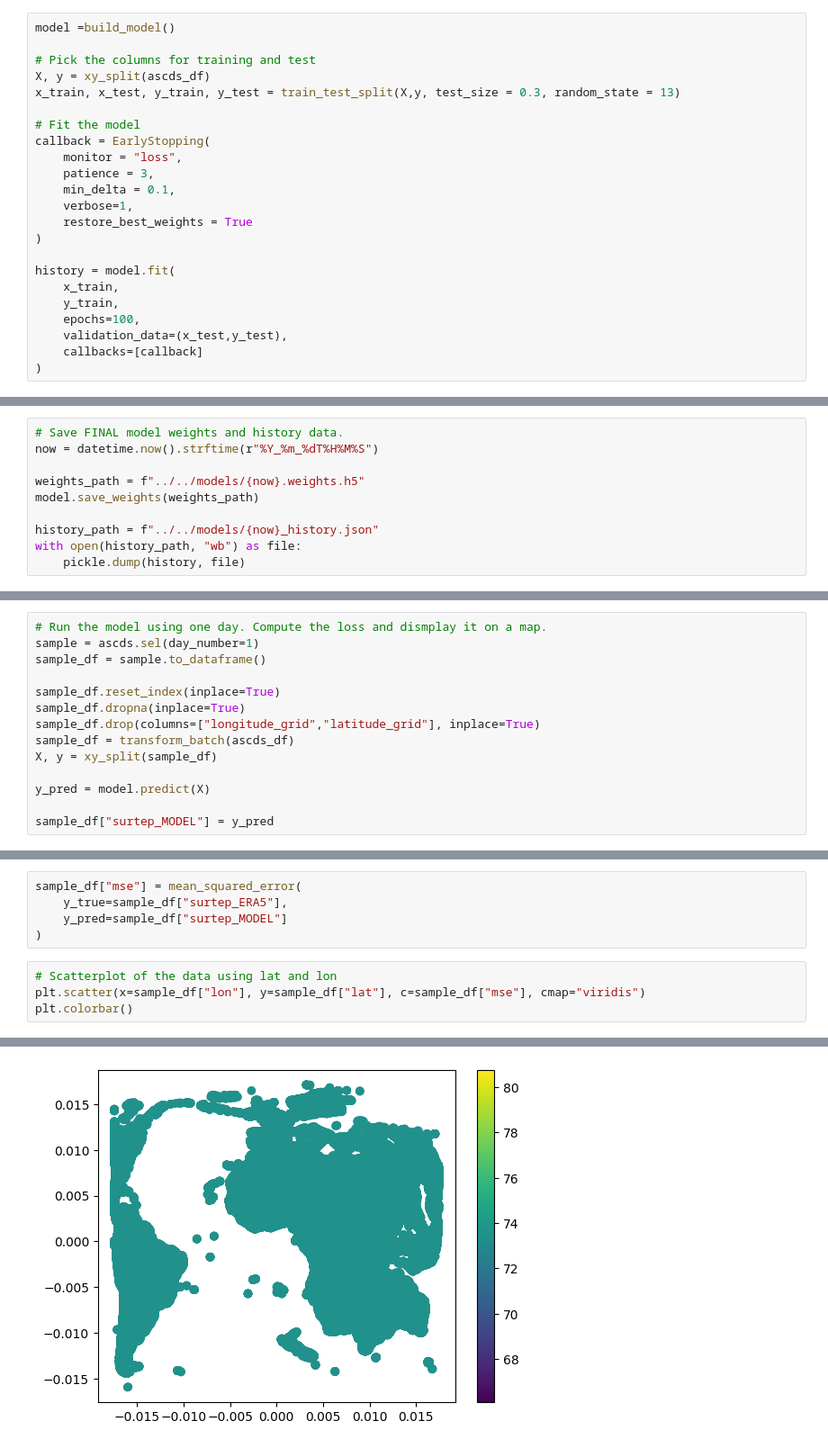
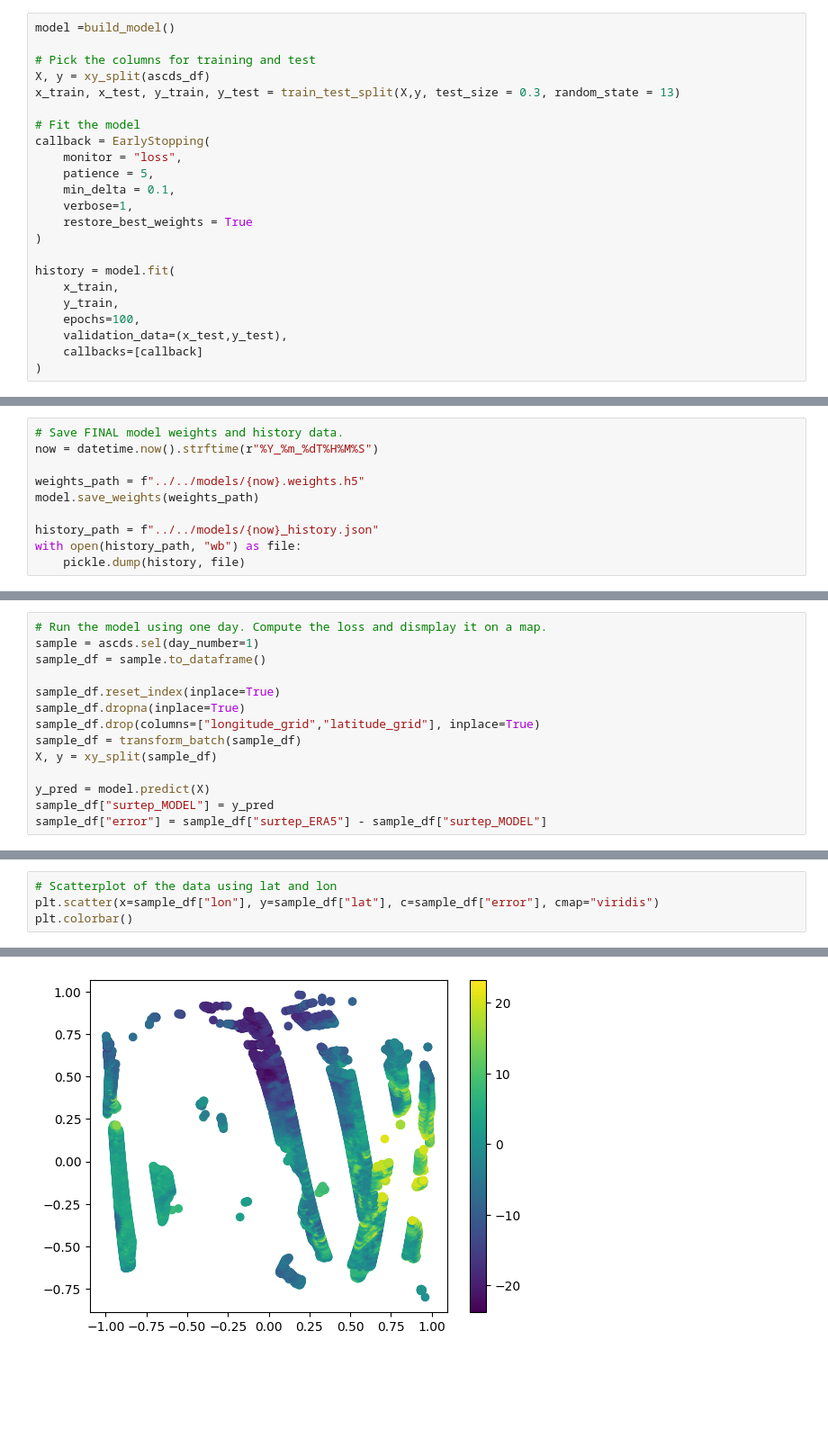
Before and after one commit to AndresTerrer/PMW_LST, a Jupyter notebook: notebooks/working_examples/Windsat_training.ipynb, the cells around one changed output, grey strips where cells are left out. Shown at 90% size. Cells and saved outputs as stored; diff of their text form; blank space fills up the shorter version.

Commit message:
test training and basic visualization

```diff
--- a/notebooks/working_examples/Windsat_training.ipynb
+++ b/notebooks/working_examples/Windsat_training.ipynb
@@ -151,7 +151,7 @@ x_train, x_test, y_train, y_test = train_test_split(X,y, test_size = 0.3, random
 # Fit the model
 callback = EarlyStopping(
     monitor = "loss",
-    patience = 3,
+    patience = 5,
     min_delta = 0.1,
     verbose=1,
     restore_best_weights = True
@@ -226,10 +228,10 @@ sample_df = sample.to_dataframe()
 sample_df.reset_index(inplace=True)
 sample_df.dropna(inplace=True)
 sample_df.drop(columns=["longitude_grid","latitude_grid"], inplace=True)
-sample_df = transform_batch(ascds_df)
+sample_df = transform_batch(sample_df)
 X, y = xy_split(sample_df)
 
 y_pred = model.predict(X)
-
 sample_df["surtep_MODEL"] = y_pred
+sample_df["error"] = sample_df["surtep_ERA5"] - sample_df["surtep_MODEL"]
 # %% [output]
@@ -237,12 +239,7 @@ sample_df["surtep_MODEL"] = y_pred
-# %%
-sample_df["mse"] = mean_squared_error(
-    y_true=sample_df["surtep_ERA5"],
-    y_pred=sample_df["surtep_MODEL"]
-)
 # %%
 # Scatterplot of the data using lat and lon
-plt.scatter(x=sample_df["lon"], y=sample_df["lat"], c=sample_df["mse"], cmap="viridis")
+plt.scatter(x=sample_df["lon"], y=sample_df["lat"], c=sample_df["error"], cmap="viridis")
 plt.colorbar()
 # %% [output]
 <matplotlib.colorbar.Colorbar at 0x...>
-[figure, old version]
+[figure, new version]
```
Also changed, not shown: parts of 4 cells of this notebook, 1 other file.
